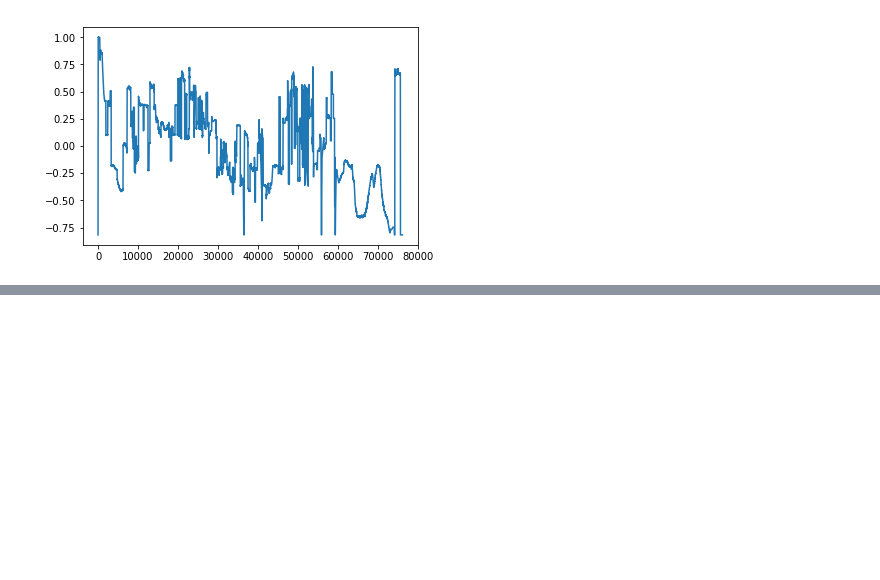
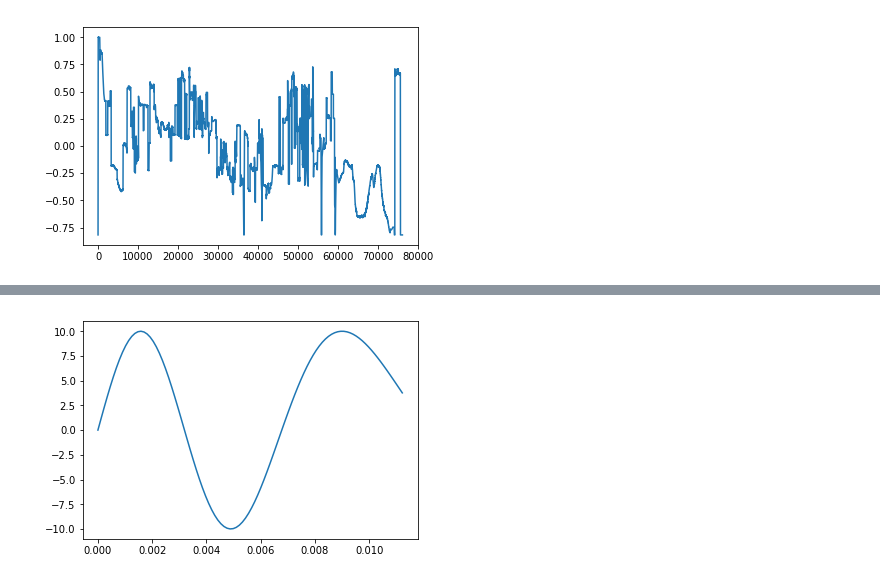
Before and after one commit to bitzl/vid2sound, a Jupyter notebook: vid2sound.ipynb, the cells around one changed output, grey strips where cells are left out. Cells and saved outputs as stored; diff of their text form; code cells hidden in the pictures; blank space fills up the shorter version.

```diff
--- a/vid2sound.ipynb
+++ b/vid2sound.ipynb
@@ -51,0 +123,15 @@ wavfile.write('test_stretched.wav', 44100, samples_stretched)
+# %%
+sample_rate = 44100
+t = np.linspace(0, 10, 2*sample_rate)
+# t = np.linspace(0, 5 * sample_rate, sample_rate)
+
+def fm(A, omega_c, beta, omega_m, t):
+    return A * np.sin(omega_c * t + beta * np.sin(omega_m * t))
+
+sound = fm(10, 10, 9.9, 100.1, t)
+plt.plot(t[:100], sound[:100])
+plt.show()
+
+display(Audio(sound, rate=sample_rate))
+# %% [output]
+[figure, added]
```
Also changed, not shown: parts of 8 cells of this notebook, 1 other file.
